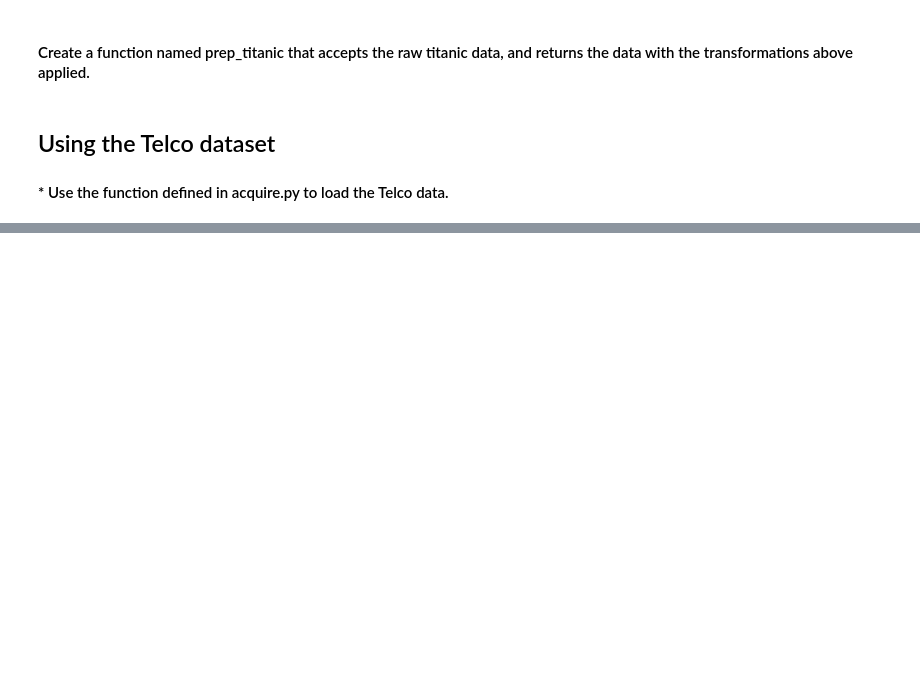
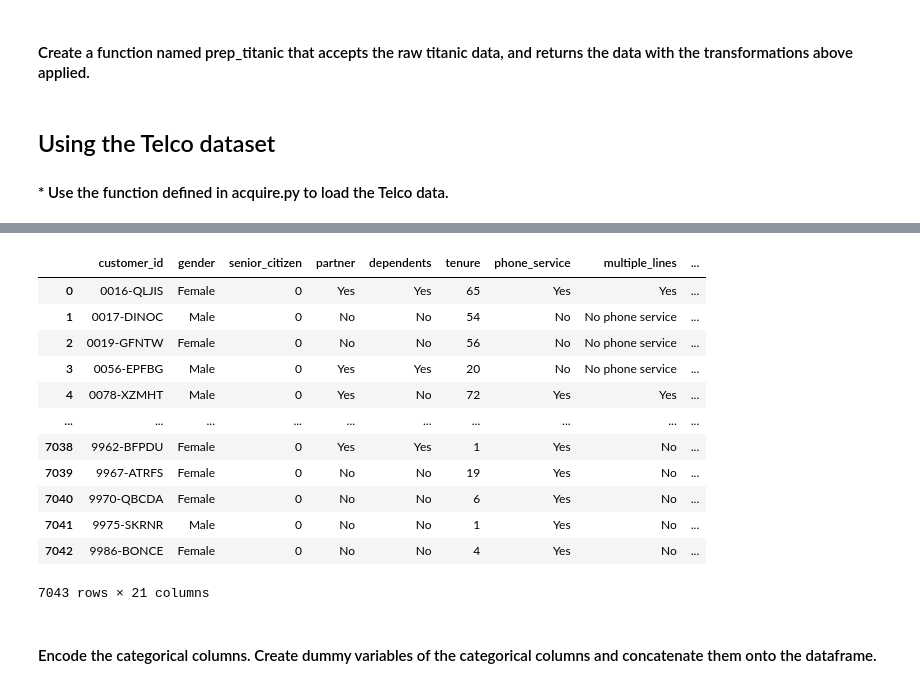
Before and after one commit to brentschriver/classification-exercises, a Jupyter notebook: classification-exercises-revisited.ipynb, the cells around one changed output, grey strips where cells are left out. Saved outputs shown, nothing was run; the diff lists cells and outputs as text; code cells hidden in the pictures; blank space fills up the shorter version.

```diff
--- a/classification-exercises-revisited.ipynb
+++ b/classification-exercises-revisited.ipynb
@@ -183,3 +191,5 @@ def prep_titanic(df):
 ## Using the Telco dataset
 
 #### * Use the function defined in acquire.py to load the Telco data.
+# %%
+telco = acquire.get_telco_data()
@@ -185,0 +234,22 @@ def prep_titanic(df):
+# %%
+columns_to_drop = ['payment_type_id', 'internet_service_type_id', 'contract_type_id']
+# %%
+telco.drop(columns_to_drop, axis=1, inplace=True)
+# %%
+telco
+# %% [output]
+|  | customer_id | gender | senior_citizen | partner | dependents | tenure | phone_service | multiple_lines | ... |
+| 0 | 0016-QLJIS | Female | 0 | Yes | Yes | 65 | Yes | Yes | ... |
+| 1 | 0017-DINOC | Male | 0 | No | No | 54 | No | No phone service | ... |
+| 2 | 0019-GFNTW | Female | 0 | No | No | 56 | No | No phone service | ... |
+| 3 | 0056-EPFBG | Male | 0 | Yes | Yes | 20 | No | No phone service | ... |
+| 4 | 0078-XZMHT | Male | 0 | Yes | No | 72 | Yes | Yes | ... |
+| ... | ... | ... | ... | ... | ... | ... | ... | ... | ... |
+| 7038 | 9962-BFPDU | Female | 0 | Yes | Yes | 1 | Yes | No | ... |
+| 7039 | 9967-ATRFS | Female | 0 | No | No | 19 | Yes | No | ... |
+| 7040 | 9970-QBCDA | Female | 0 | No | No | 6 | Yes | No | ... |
+| 7041 | 9975-SKRNR | Male | 0 | No | No | 1 | Yes | No | ... |
+| 7042 | 9986-BONCE | Female | 0 | No | No | 4 | Yes | No | ... |
+7043 rows × 21 columns
+# %% [markdown]
+#### Encode the categorical columns. Create dummy variables of the categorical columns and concatenate them onto the dataframe.
```
Also changed, not shown: parts of 14 cells of this notebook.
